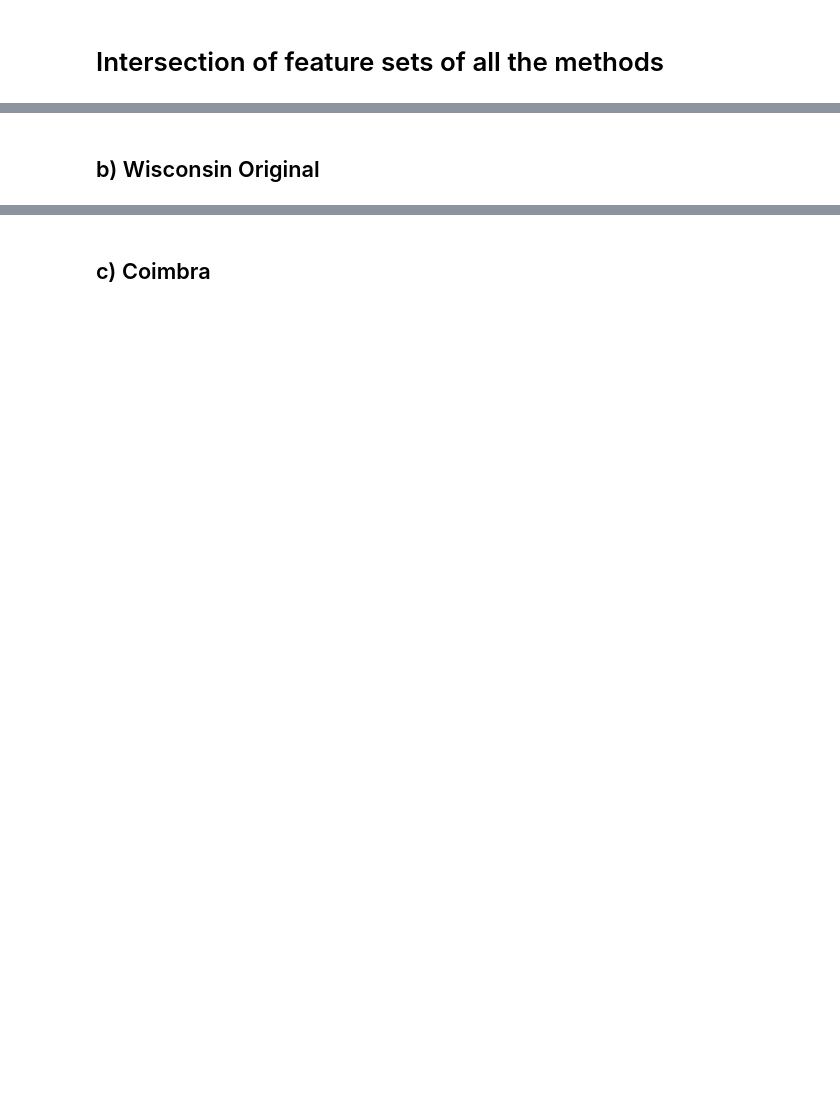
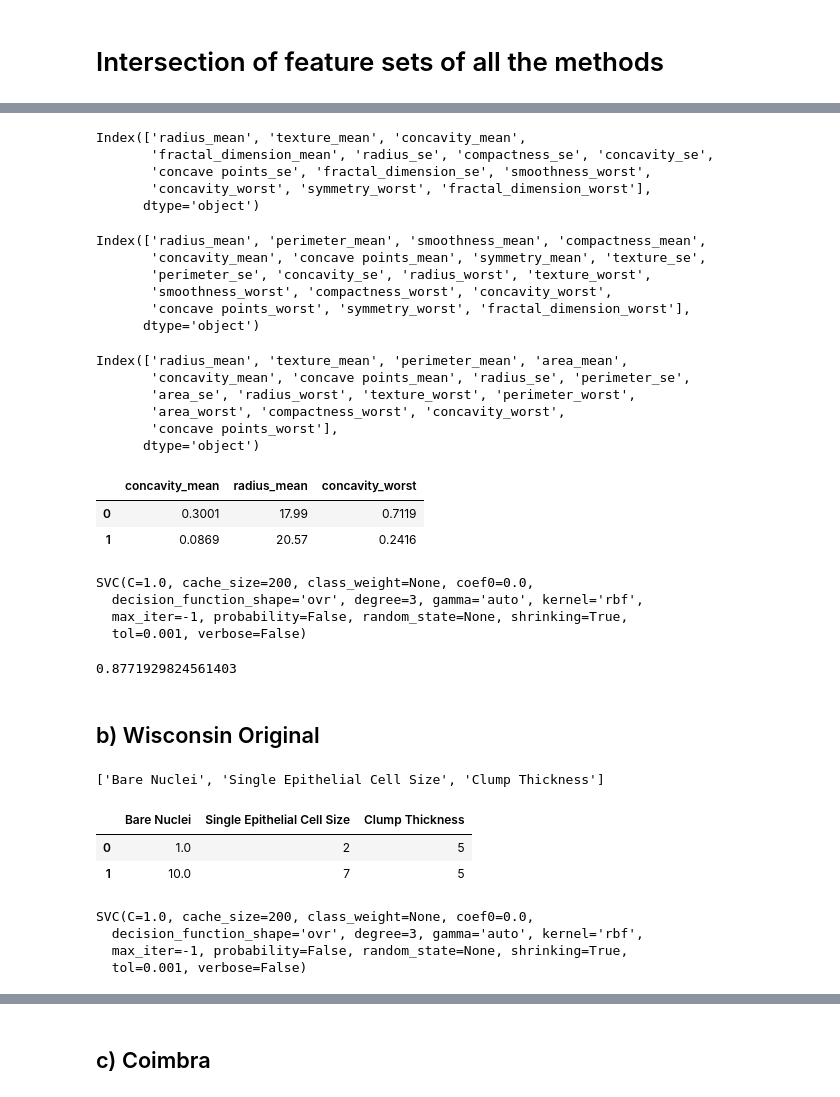
Before and after one commit to pakmar1/Intro-to-Data-Science, a Jupyter notebook: Project/cancer_detection_attempt.ipynb, the cells around one changed output, grey strips where cells are left out. Cells and saved outputs as stored; diff of their text form; code cells hidden in the pictures; blank space fills up the shorter version.

```diff
--- a/Project/cancer_detection_attempt.ipynb
+++ b/Project/cancer_detection_attempt.ipynb
@@ -797,0 +796,3 @@ dfwd_rfecv_selected = pd.DataFrame()
+# %%
+dfwd_rfecv_selected = dfwd_data.iloc[:,result_dfwd_selected]
+dfwd_rfecv_selected.columns
@@ -912,0 +1027,3 @@ dataset_dfwd_selfdr
+# %%
+dfwd_selfdr_selected = dfwd_data.iloc[:,selectfdr_dfwd_sel]
+dfwd_selfdr_selected.columns
@@ -958,0 +1197,36 @@ dataset_dfc_selfdr= pd.DataFrame()
+# %%
+dfwd_selected_columns
+# %% [output]
+Index(['radius_mean', 'texture_mean', 'concavity_mean',
+       'fractal_dimension_mean', 'radius_se', 'compactness_se', 'concavity_se',
+       'concave points_se', 'fractal_dimension_se', 'smoothness_worst',
+       'concavity_worst', 'symmetry_worst', 'fractal_dimension_worst'],
+      dtype='object')
+# %%
+dfwd_rfecv_selected.columns
+# %% [output]
+Index(['radius_mean', 'perimeter_mean', 'smoothness_mean', 'compactness_mean',
+       'concavity_mean', 'concave points_mean', 'symmetry_mean', 'texture_se',
+       'perimeter_se', 'concavity_se', 'radius_worst', 'texture_worst',
+       'smoothness_worst', 'compactness_worst', 'concavity_worst',
+       'concave points_worst', 'symmetry_worst', 'fractal_dimension_worst'],
+      dtype='object')
+# %%
+dfwd_selfdr_selected.columns
+# %% [output]
+Index(['radius_mean', 'texture_mean', 'perimeter_mean', 'area_mean',
+       'concavity_mean', 'concave points_mean', 'radius_se', 'perimeter_se',
+       'area_se', 'radius_worst', 'texture_worst', 'perimeter_worst',
+       'area_worst', 'compactness_worst', 'concavity_worst',
+       'concave points_worst'],
+      dtype='object')
+# %%
+list1 = list(set(dfwd_selected_columns) & set(dfwd_rfecv_selected.columns) & set(dfwd_selfdr_selected.columns))
+# %%
+dfwd_intersection = dfwd_data[list1]
+# %%
+dfwd_intersection.head(2)
+# %% [output]
+|  | concavity_mean | radius_mean | concavity_worst |
+| 0 | 0.3001 | 17.99 | 0.7119 |
+| 1 | 0.0869 | 20.57 | 0.2416 |
@@ -958,0 +1235,8 @@ dataset_dfc_selfdr= pd.DataFrame()
+# %%
+svc=SVC()
+svc.fit(dfwd_intersect_x_train_sel, dfwd_intersect_y_train_sel)
+# %% [output]
+SVC(C=1.0, cache_size=200, class_weight=None, coef0=0.0,
+  decision_function_shape='ovr', degree=3, gamma='auto', kernel='rbf',
+  max_iter=-1, probability=False, random_state=None, shrinking=True,
+  tol=0.001, verbose=False)
@@ -959,2 +1245,12 @@ dataset_dfc_selfdr= pd.DataFrame()
+# %%
+cm = confusion_matrix(dfwd_intersect_y_test_sel, prediction)
+sum = 0
+for i in range(cm.shape[0]):
+    sum += cm[i][i]
+
+accuracy = sum/dfwd_intersect_x_test_sel.shape[0]
+print(accuracy)
+# %% [output]
+0.8771929824561403
 # %% [markdown]
 ## b) Wisconsin Original
@@ -960,0 +1263,5 @@ dataset_dfc_selfdr= pd.DataFrame()
+# %%
+list2 = list(set(dfw_selected_columns) & set(dfw_rfecv_selected.columns) & set(dfw_selfdr_selected.columns))
+list2
+# %% [output]
+['Bare Nuclei', 'Single Epithelial Cell Size', 'Clump Thickness']
@@ -960,0 +1270,6 @@ dataset_dfc_selfdr= pd.DataFrame()
+# %%
+dfw_intersection.head(2)
+# %% [output]
+|  | Bare Nuclei | Single Epithelial Cell Size | Clump Thickness |
+| 0 | 1.0 | 2 | 5 |
+| 1 | 10.0 | 7 | 5 |
@@ -960,0 +1278,8 @@ dataset_dfc_selfdr= pd.DataFrame()
+# %%
+svc=SVC()
+svc.fit(dfw_intersect_x_train_sel, dfw_intersect_y_train_sel)
+# %% [output]
+SVC(C=1.0, cache_size=200, class_weight=None, coef0=0.0,
+  decision_function_shape='ovr', degree=3, gamma='auto', kernel='rbf',
+  max_iter=-1, probability=False, random_state=None, shrinking=True,
+  tol=0.001, verbose=False)
```
Also changed, not shown: parts of 68 cells of this notebook.
